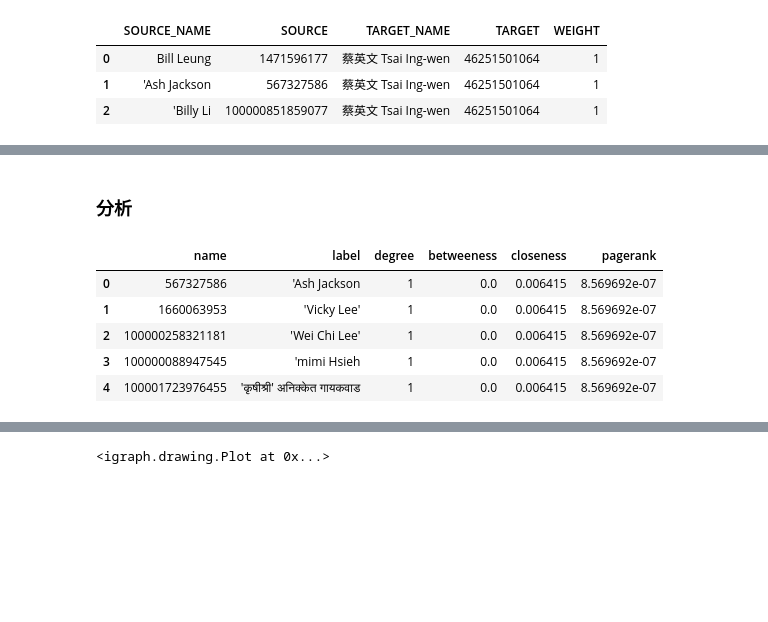
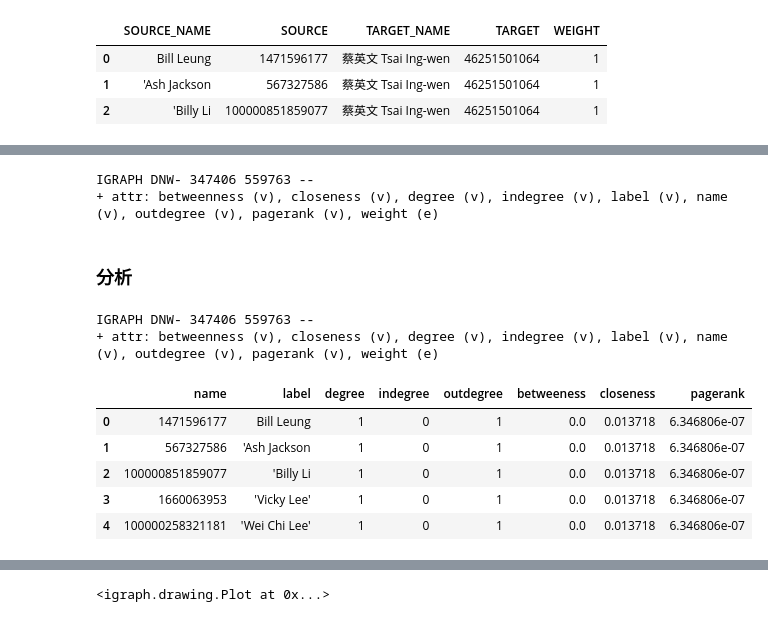
Before and after one commit to tlyu0419/FindAndMeetKOLs, a Jupyter notebook: 總統大選的社群網絡分析.ipynb, the cells around one changed output, grey strips where cells are left out. Cells and saved outputs as stored; diff of their text form; code cells hidden in the pictures; blank space fills up the shorter version.

```diff
--- a/總統大選的社群網絡分析.ipynb
+++ b/總統大選的社群網絡分析.ipynb
@@ -352,2 +375,7 @@ g.vs['closeness'] = g.vs.closeness()
+# %%
+igraph.summary(g)
+# %% [output]
+IGRAPH DNW- 347406 559763 --
++ attr: betweenness (v), closeness (v), degree (v), indegree (v), label (v), name (v), outdegree (v), pagerank (v), weight (e)
 # %% [markdown]
 ### 分析
@@ -354,17 +384,24 @@ g.vs['closeness'] = g.vs.closeness()
+# %%
+igraph.summary(g)
+# %% [output]
+IGRAPH DNW- 347406 559763 --
++ attr: betweenness (v), closeness (v), degree (v), indegree (v), label (v), name (v), outdegree (v), pagerank (v), weight (e)
 # %%
 vertices_info = pd.DataFrame({'name':g.vs['name'],
                               'label':g.vs['label'],
                               'degree':g.vs['degree'],
+                              'indegree':g.vs['indegree'],
+                              'outdegree':g.vs['outdegree'],
                               'betweeness':g.vs['betweenness'],
                               'closeness':g.vs['closeness'],
                               'pagerank':g.vs['pagerank']})
 vertices_info.head()
 # %% [output]
-|  | name | label | degree | betweeness | closeness | pagerank |
-| 0 | 567327586 | 'Ash Jackson | 1 | 0.0 | 0.006415 | 8.569692e-07 |
-| 1 | 1660063953 | 'Vicky Lee' | 1 | 0.0 | 0.006415 | 8.569692e-07 |
-| 2 | 100000258321181 | 'Wei Chi Lee' | 1 | 0.0 | 0.006415 | 8.569692e-07 |
-| 3 | 100000088947545 | 'mimi Hsieh | 1 | 0.0 | 0.006415 | 8.569692e-07 |
-| 4 | 100001723976455 | 'कृषीश्री' अनिक्केत गायकवाड | 1 | 0.0 | 0.006415 | 8.569692e-07 |
+|  | name | label | degree | indegree | outdegree | betweeness | closeness | pagerank |
+| 0 | 1471596177 | Bill Leung | 1 | 0 | 1 | 0.0 | 0.013718 | 6.346806e-07 |
+| 1 | 567327586 | 'Ash Jackson | 1 | 0 | 1 | 0.0 | 0.013718 | 6.346806e-07 |
+| 2 | 100000851859077 | 'Billy Li | 1 | 0 | 1 | 0.0 | 0.013718 | 6.346806e-07 |
+| 3 | 1660063953 | 'Vicky Lee' | 1 | 0 | 1 | 0.0 | 0.013718 | 6.346806e-07 |
+| 4 | 100000258321181 | 'Wei Chi Lee' | 1 | 0 | 1 | 0.0 | 0.013718 | 6.346806e-07 |
 # %%
 vertices_info['degree_nm'] = np.sqrt(vertices_info['degree'])
```
Also changed, not shown: parts of 31 cells of this notebook.
